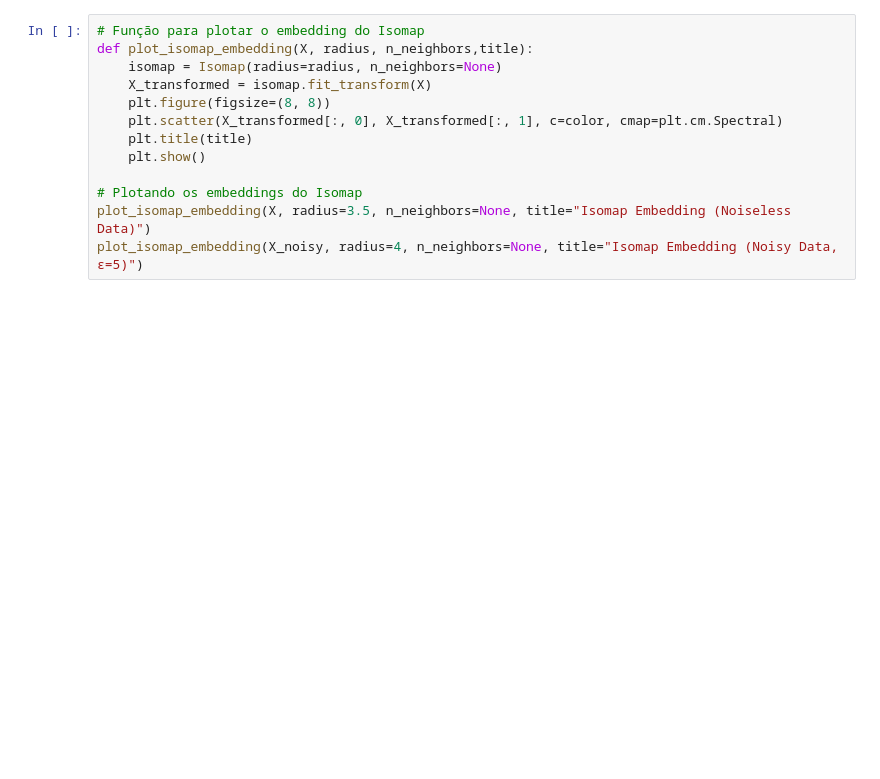
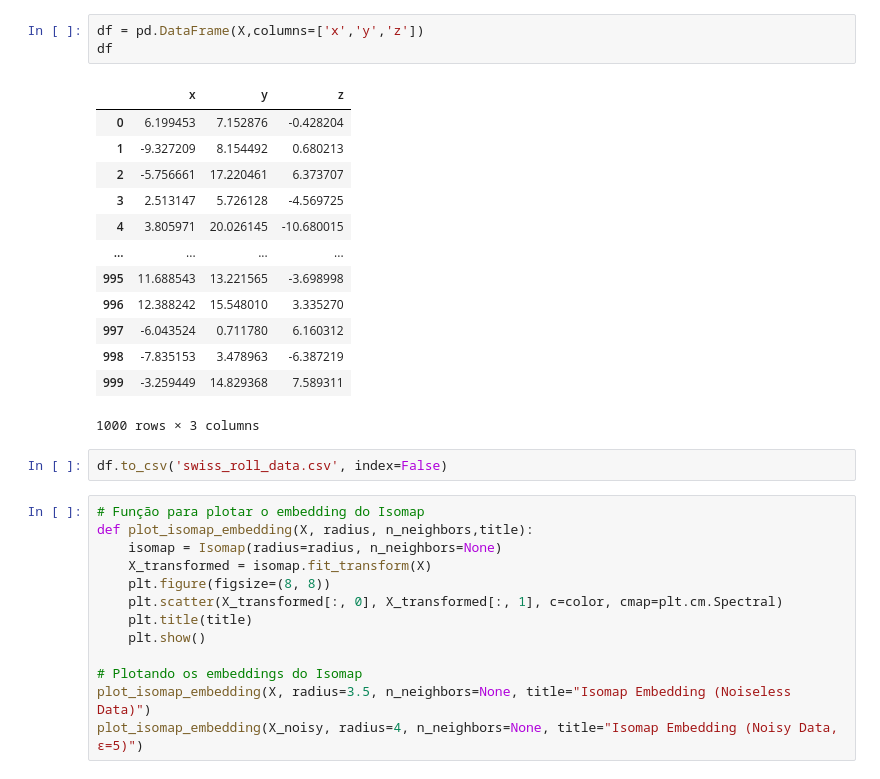
Before and after one commit to gustavochavari/curvature-based-isomap, a Jupyter notebook: experiments/estability.ipynb, the cells around one changed output. Cells and saved outputs as stored; diff of their text form; blank space fills up the shorter version.

```diff
--- a/estability.ipynb
+++ b/experiments/estability.ipynb
@@ -39,3 +41,22 @@ plot_swiss_roll(X_noisy, color, "Noisy Swiss Roll")
+# %%
+df = pd.DataFrame(X,columns=['x','y','z'])
+df
+# %% [output]
+|  | x | y | z |
+| 0 | 6.199453 | 7.152876 | -0.428204 |
+| 1 | -9.327209 | 8.154492 | 0.680213 |
+| 2 | -5.756661 | 17.220461 | 6.373707 |
+| 3 | 2.513147 | 5.726128 | -4.569725 |
+| 4 | 3.805971 | 20.026145 | -10.680015 |
+| ... | ... | ... | ... |
+| 995 | 11.688543 | 13.221565 | -3.698998 |
+| 996 | 12.388242 | 15.548010 | 3.335270 |
+| 997 | -6.043524 | 0.711780 | 6.160312 |
+| 998 | -7.835153 | 3.478963 | -6.387219 |
+| 999 | -3.259449 | 14.829368 | 7.589311 |
+1000 rows × 3 columns
+# %%
+df.to_csv('swiss_roll_data.csv', index=False)
 # %%
 # Função para plotar o embedding do Isomap
 def plot_isomap_embedding(X, radius, n_neighbors,title):
```
Also changed, not shown: parts of 1 cell of this notebook, 23 other files.
